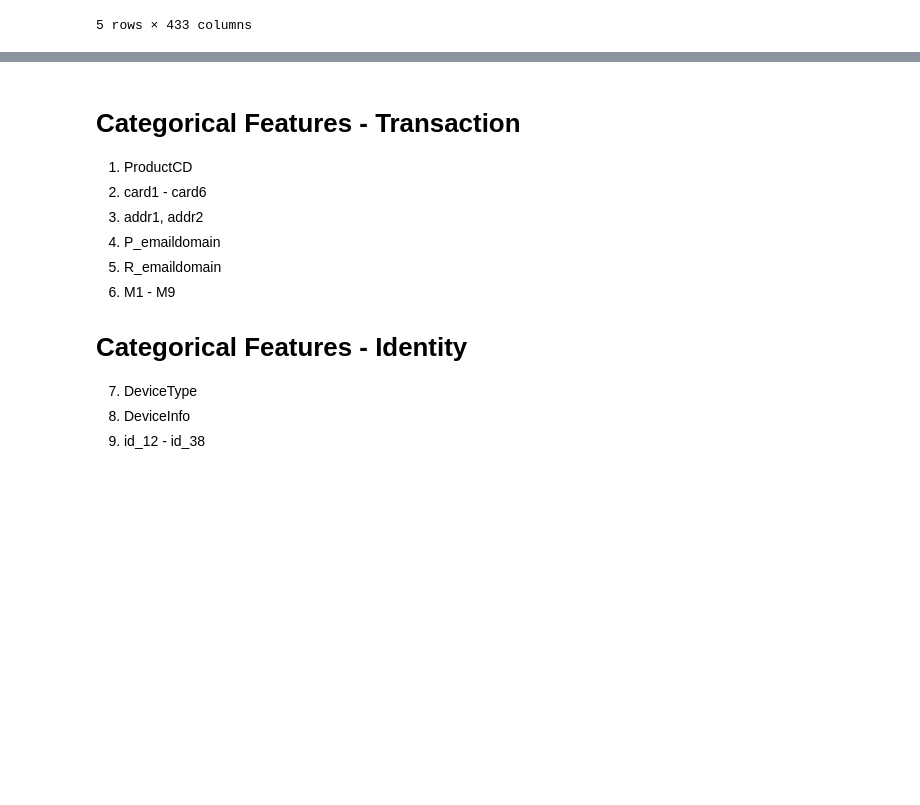
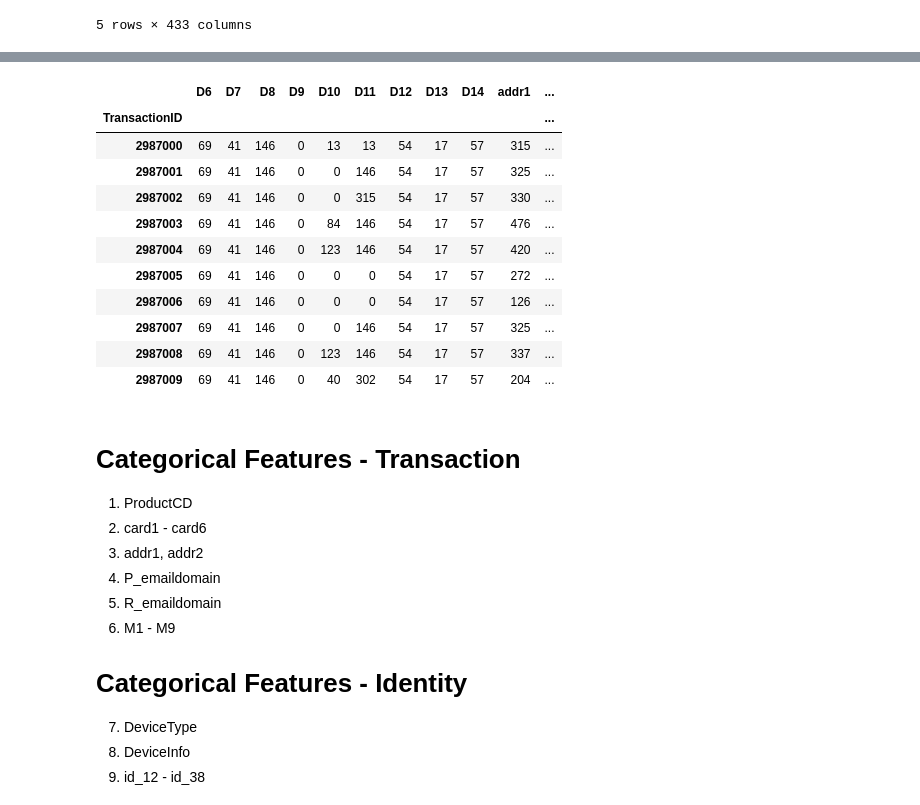
Before and after one commit to samaujs/Machine-Learning, a Jupyter notebook: Kaggle/sample/IEEEFraudDetection.ipynb, the cells around one changed output, grey strips where cells are left out. Saved outputs shown, nothing was run; the diff lists cells and outputs as text; code cells hidden in the pictures; blank space fills up the shorter version.

Commit message:
XGBClassifier on 'gamma:0.01', 'n_estimators:500' with highest and mean values filled for partial dataset and score of 98.971%

```diff
--- a/Kaggle/sample/IEEEFraudDetection.ipynb
+++ b/Kaggle/sample/IEEEFraudDetection.ipynb
@@ -97,3 +141,22 @@ Merged DataFrame shape : (590540, 433)
+# %%
+X_transformed = pd.DataFrame(mean_imputer.fit_transform(pd.DataFrame(train_merged[imputer_list])).astype(float))
+
+X_transformed.index = train_merged.index
+
+train_merged[imputer_list].head(10)
+# %% [output]
+|  | D6 | D7 | D8 | D9 | D10 | D11 | D12 | D13 | D14 | addr1 | ... |
+| TransactionID |  |  |  |  |  |  |  |  |  |  | ... |
+| 2987000 | 69 | 41 | 146 | 0 | 13 | 13 | 54 | 17 | 57 | 315 | ... |
+| 2987001 | 69 | 41 | 146 | 0 | 0 | 146 | 54 | 17 | 57 | 325 | ... |
+| 2987002 | 69 | 41 | 146 | 0 | 0 | 315 | 54 | 17 | 57 | 330 | ... |
+| 2987003 | 69 | 41 | 146 | 0 | 84 | 146 | 54 | 17 | 57 | 476 | ... |
+| 2987004 | 69 | 41 | 146 | 0 | 123 | 146 | 54 | 17 | 57 | 420 | ... |
+| 2987005 | 69 | 41 | 146 | 0 | 0 | 0 | 54 | 17 | 57 | 272 | ... |
+| 2987006 | 69 | 41 | 146 | 0 | 0 | 0 | 54 | 17 | 57 | 126 | ... |
+| 2987007 | 69 | 41 | 146 | 0 | 0 | 146 | 54 | 17 | 57 | 325 | ... |
+| 2987008 | 69 | 41 | 146 | 0 | 123 | 146 | 54 | 17 | 57 | 337 | ... |
+| 2987009 | 69 | 41 | 146 | 0 | 40 | 302 | 54 | 17 | 57 | 204 | ... |
 # %% [markdown]
 # Categorical Features - Transaction
 1. ProductCD
```
Also changed, not shown: parts of 55 cells of this notebook.
